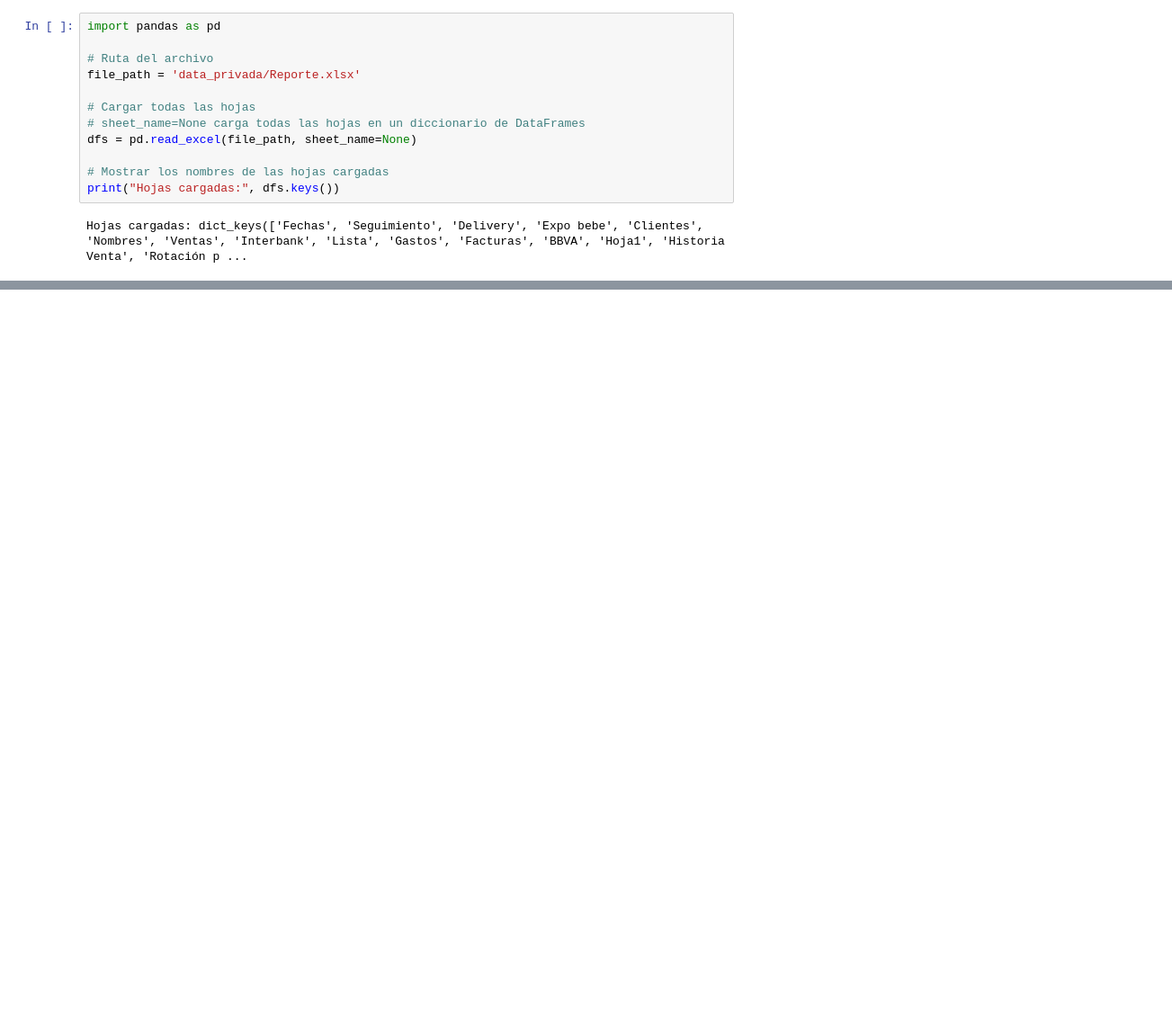
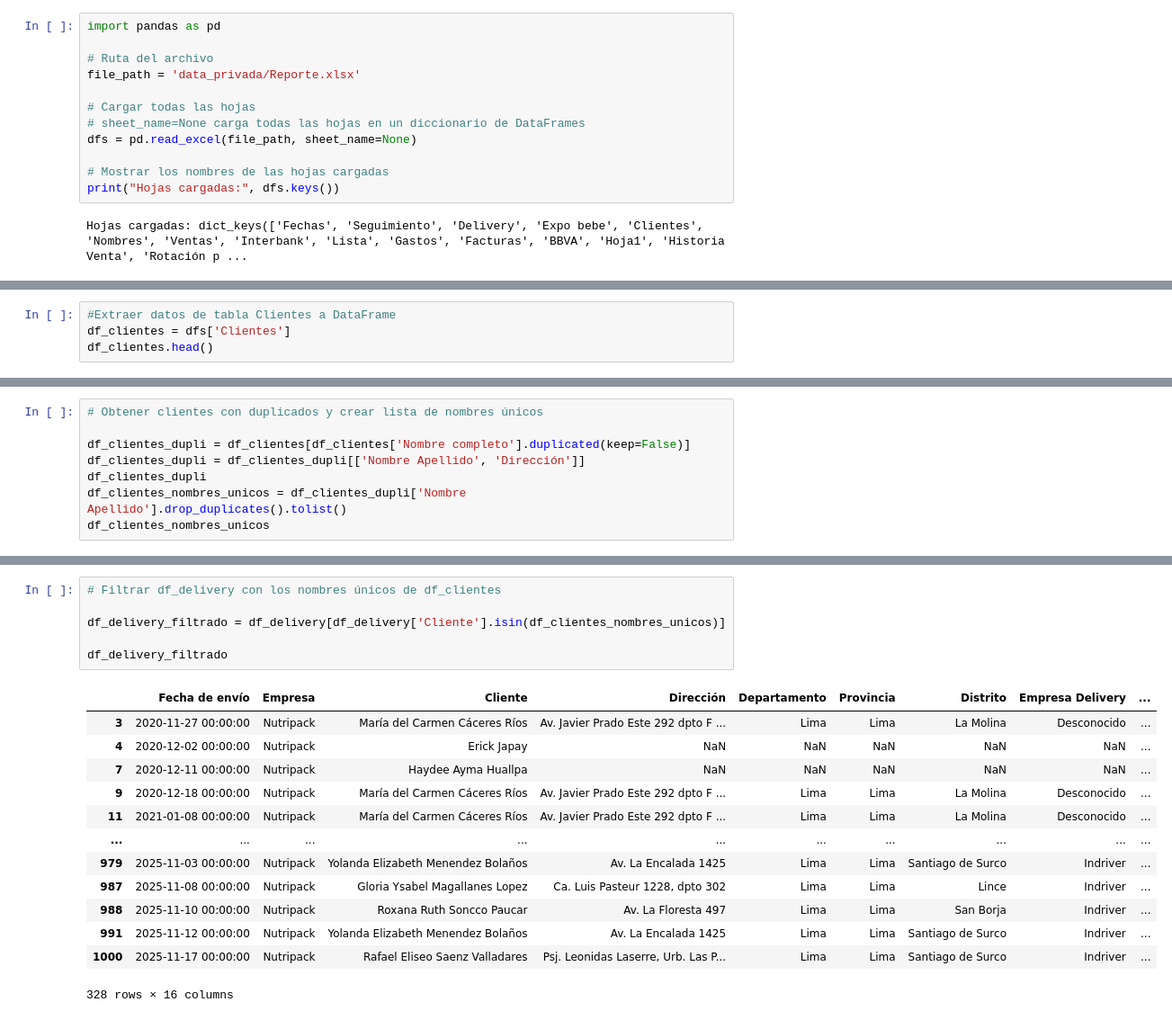
Before and after one commit to hzaquelli82/KZ_proyect, a Jupyter notebook: ETL_inicial.ipynb, the cells around one changed output, grey strips where cells are left out. Shown at 90% size. Cells and saved outputs as stored; diff of their text form; blank space fills up the shorter version.

```diff
--- a/ETL_inicial.ipynb
+++ b/ETL_inicial.ipynb
@@ -97,0 +17,4 @@ memory usage: 80.3+ KB
+# %%
+#Extraer datos de tabla Clientes a DataFrame
+df_clientes = dfs['Clientes']
+df_clientes.head()
@@ -97,0 +50,8 @@ memory usage: 80.3+ KB
+# %%
+# Obtener clientes con duplicados y crear lista de nombres únicos
+
+df_clientes_dupli = df_clientes[df_clientes['Nombre completo'].duplicated(keep=False)]
+df_clientes_dupli = df_clientes_dupli[['Nombre Apellido', 'Dirección']]
+df_clientes_dupli
+df_clientes_nombres_unicos = df_clientes_dupli['Nombre Apellido'].drop_duplicates().tolist()
+df_clientes_nombres_unicos
@@ -97,0 +95,20 @@ memory usage: 80.3+ KB
+# %%
+# Filtrar df_delivery con los nombres únicos de df_clientes
+
+df_delivery_filtrado = df_delivery[df_delivery['Cliente'].isin(df_clientes_nombres_unicos)]
+
+df_delivery_filtrado
+# %% [output]
+|  | Fecha de envío | Empresa | Cliente | Dirección | Departamento | Provincia | Distrito | Empresa Delivery | ... |
+| 3 | 2020-11-27 00:00:00 | Nutripack | María del Carmen Cáceres Ríos | Av. Javier Prado Este 292 dpto F ... | Lima | Lima | La Molina | Desconocido | ... |
+| 4 | 2020-12-02 00:00:00 | Nutripack | Erick Japay | NaN | NaN | NaN | NaN | NaN | ... |
+| 7 | 2020-12-11 00:00:00 | Nutripack | Haydee Ayma Huallpa | NaN | NaN | NaN | NaN | NaN | ... |
+| 9 | 2020-12-18 00:00:00 | Nutripack | María del Carmen Cáceres Ríos | Av. Javier Prado Este 292 dpto F ... | Lima | Lima | La Molina | Desconocido | ... |
+| 11 | 2021-01-08 00:00:00 | Nutripack | María del Carmen Cáceres Ríos | Av. Javier Prado Este 292 dpto F ... | Lima | Lima | La Molina | Desconocido | ... |
+| ... | ... | ... | ... | ... | ... | ... | ... | ... | ... |
+| 979 | 2025-11-03 00:00:00 | Nutripack | Yolanda Elizabeth Menendez Bolaños | Av. La Encalada 1425 | Lima | Lima | Santiago de Surco | Indriver | ... |
+| 987 | 2025-11-08 00:00:00 | Nutripack | Gloria Ysabel Magallanes Lopez | Ca. Luis Pasteur 1228, dpto 302 | Lima | Lima | Lince | Indriver | ... |
+| 988 | 2025-11-10 00:00:00 | Nutripack | Roxana Ruth Soncco Paucar | Av. La Floresta 497 | Lima | Lima | San Borja | Indriver | ... |
+| 991 | 2025-11-12 00:00:00 | Nutripack | Yolanda Elizabeth Menendez Bolaños | Av. La Encalada 1425 | Lima | Lima | Santiago de Surco | Indriver | ... |
+| 1000 | 2025-11-17 00:00:00 | Nutripack | Rafael Eliseo Saenz Valladares | Psj. Leonidas Laserre, Urb. Las P... | Lima | Lima | Santiago de Surco | Indriver | ... |
+328 rows × 16 columns
```
Also changed, not shown: parts of 14 cells of this notebook.
